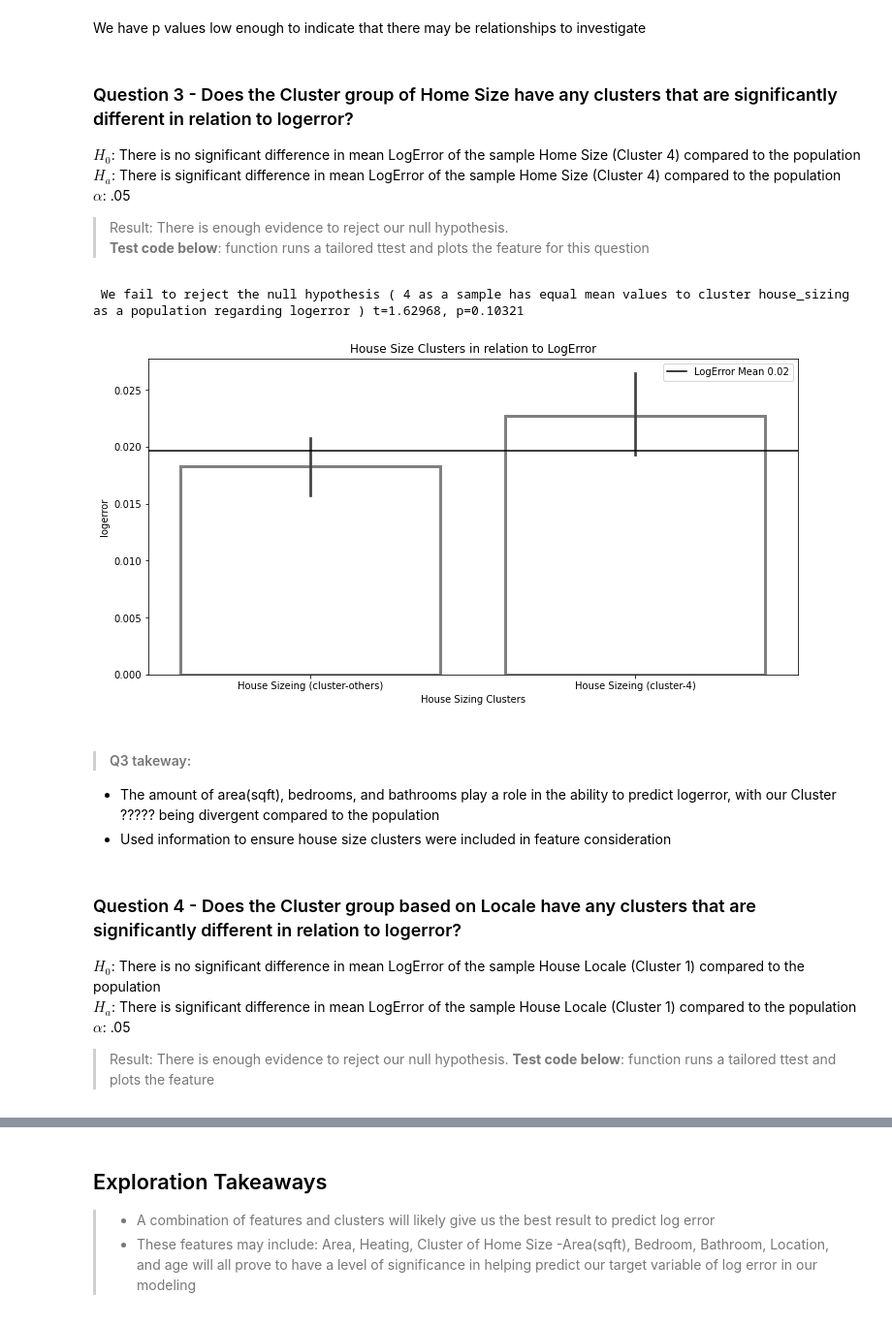
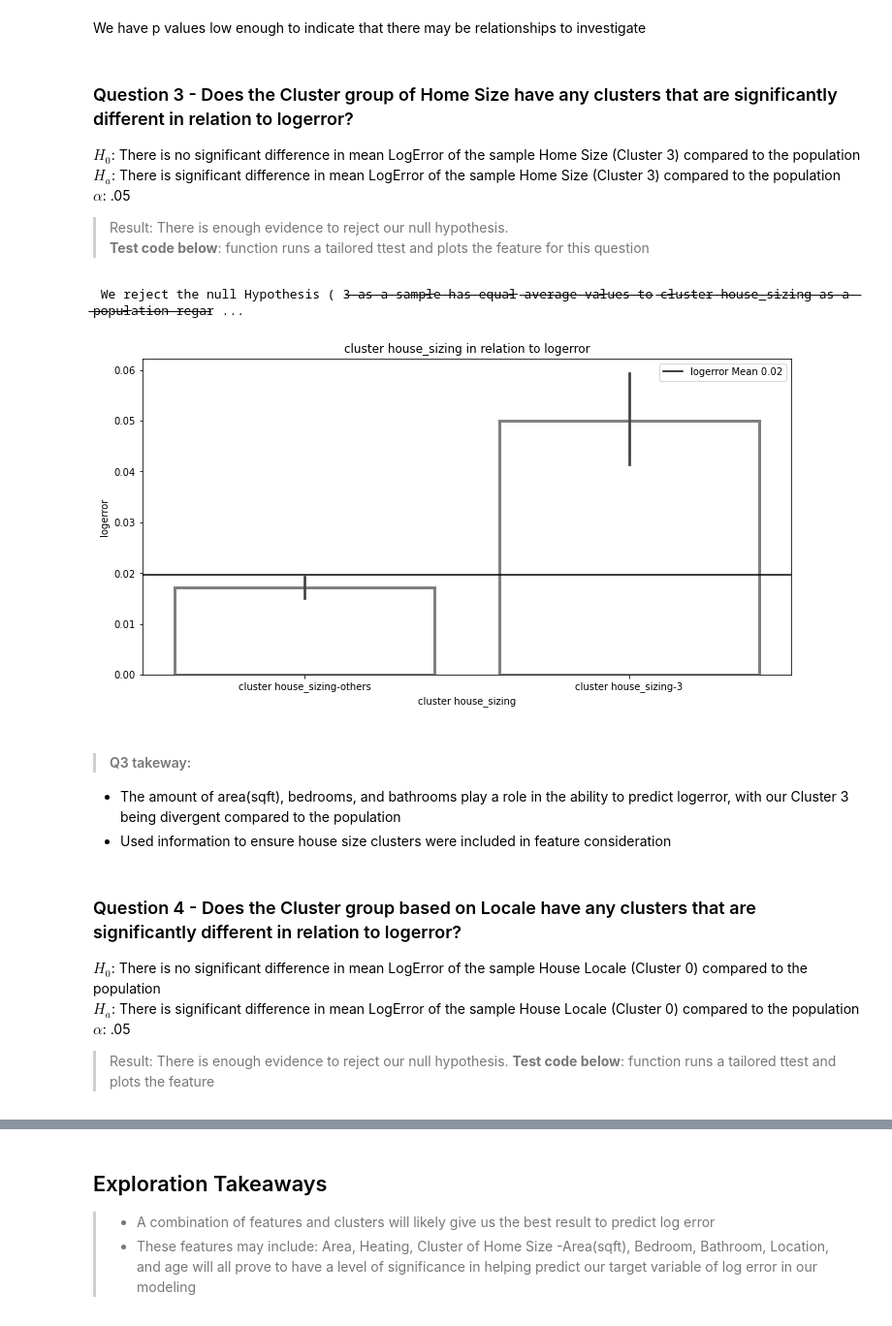
Before and after one commit to Shorter-Shenck/Zillow_Cluster_Regression, a Jupyter notebook: Final Report.ipynb, the cells around one changed output, grey strips where cells are left out. Shown at 97% size. Saved outputs shown, nothing was run; the diff lists cells and outputs as text; code cells hidden in the pictures.

Commit message:
amended: updated for clustering

```diff
--- a/Final Report.ipynb
+++ b/Final Report.ipynb
@@ -164,26 +164,26 @@ explore_zillow.score_clusters(train,"logerror")[["variable","p_val"]].sort_value
 We have p values low enough to indicate that there may be relationships to investigate
 # %% [markdown]
 ### Question 3 -  Does the Cluster group of Home Size have any clusters that are significantly different in relation to logerror?
-${H_0}$: There is no significant difference in mean LogError of the sample Home Size (Cluster 4) compared to the population
-${H_a}$: There is significant difference in mean LogError of the sample Home Size (Cluster 4) compared to the population
+${H_0}$: There is no significant difference in mean LogError of the sample Home Size (Cluster 3) compared to the population
+${H_a}$: There is significant difference in mean LogError of the sample Home Size (Cluster 3) compared to the population
 ${\alpha}$: .05
 
 > Result: There is enough evidence to reject our null hypothesis.
 > **Test code below**: function runs a tailored ttest and plots the feature for this question
 # %%
 ## function tailored for this question. does a sample ttest and returns results with a plot of the feature
-explore_zillow.explore_house_size_clusters(train)
+explore_zillow.explore_ttest_cluster(train,"cluster house_sizing")
 # %% [output]
- We fail to reject the null hypothesis ( 4 as a sample has equal mean values to cluster house_sizing as a population regarding logerror ) t=1.62968, p=0.10321
+ We reject the null Hypothesis ( 3̶ ̶a̶s̶ ̶a̶ ̶s̶a̶m̶p̶l̶e̶ ̶h̶a̶s̶ ̶e̶q̶u̶a̶l̶ ̶a̶v̶e̶r̶a̶g̶e̶ ̶v̶a̶l̶u̶e̶s̶ ̶t̶o̶ ̶c̶l̶u̶s̶t̶e̶r̶ ̶h̶o̶u̶s̶e̶_̶s̶i̶z̶i̶n̶g̶ ̶a̶s̶ ̶a̶ ̶p̶o̶p̶u̶l̶a̶t̶i̶o̶n̶ ̶r̶e̶g̶a̶r ...
-[figure, old version]
+[figure, new version]
 # %% [markdown]
 > #### Q3 takeway:
-- The amount of area(sqft), bedrooms, and bathrooms play a role in the ability to predict logerror, with our Cluster ????? being divergent compared to the population
+- The amount of area(sqft), bedrooms, and bathrooms play a role in the ability to predict logerror, with our Cluster 3 being divergent compared to the population
 - Used information to ensure house size clusters were included in feature consideration
 # %% [markdown]
 ### Question 4 -  Does the Cluster group based on Locale have any clusters that are significantly different in relation to logerror?
-${H_0}$: There is no significant difference in mean LogError of the sample House Locale (Cluster 1) compared to the population
-${H_a}$: There is significant difference in mean LogError of the sample House Locale (Cluster 1) compared to the population
+${H_0}$: There is no significant difference in mean LogError of the sample House Locale (Cluster 0) compared to the population
+${H_a}$: There is significant difference in mean LogError of the sample House Locale (Cluster 0) compared to the population
 ${\alpha}$: .05
 
 > Result: There is enough evidence to reject our null hypothesis.
```
Also changed, not shown: parts of 8 cells of this notebook, 2 other files.
